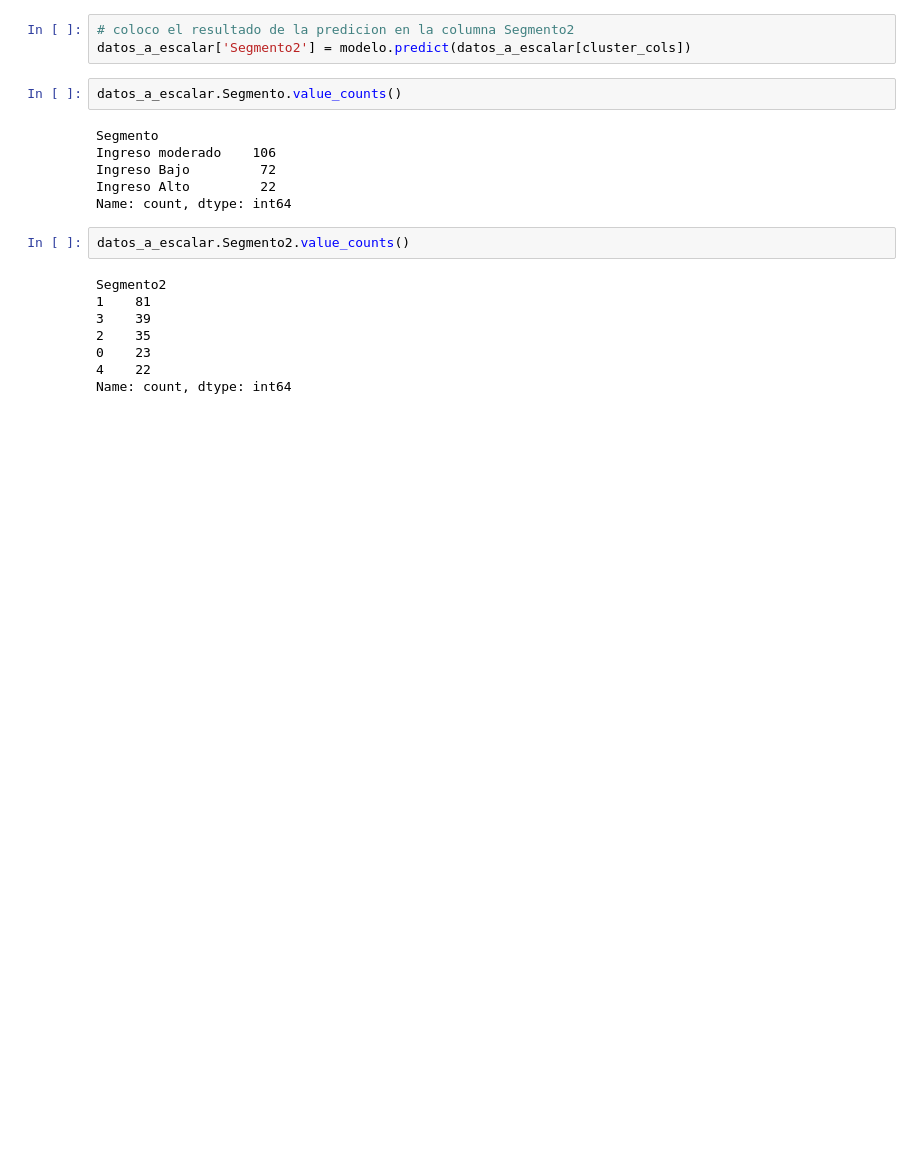
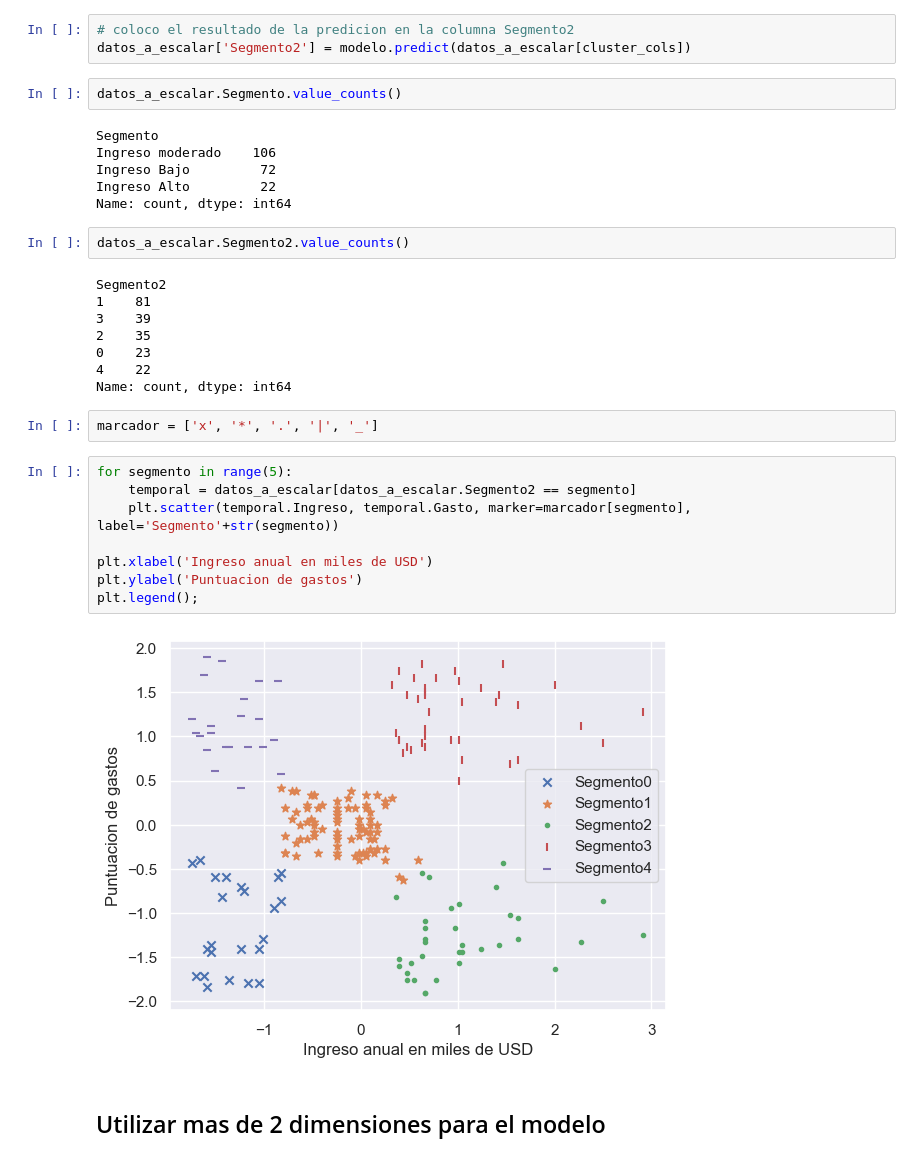
Before and after one commit to DanielSajvin/curso-inteligencia-artificial, a Jupyter notebook: Clases/08-IA-con-Python-Clasificadores-K-Means.ipynb, the cells around one changed output. Drawn from its saved outputs; the diff is of its cells as text; blank space fills up the shorter version.

Commit message:
Clases de la 8 a la 11- recursos para las clases

```diff
--- a/Clases/08-IA-con-Python-Clasificadores-K-Means.ipynb
+++ b/Clases/08-IA-con-Python-Clasificadores-K-Means.ipynb
@@ -192,3 +206,17 @@ Segmento2
 0    23
 4    22
 Name: count, dtype: int64
+# %%
+marcador = ['x', '*', '.', '|', '_']
+# %%
+for segmento in range(5):
+    temporal = datos_a_escalar[datos_a_escalar.Segmento2 == segmento]
+    plt.scatter(temporal.Ingreso, temporal.Gasto, marker=marcador[segmento], label='Segmento'+str(segmento))
+
+plt.xlabel('Ingreso anual en miles de USD')
+plt.ylabel('Puntuacion de gastos')
+plt.legend();
+# %% [output]
+[figure, added]
+# %% [markdown]
+## Utilizar mas de 2 dimensiones para el modelo
```
Also changed, not shown: parts of 13 cells of this notebook, 7 other files.
